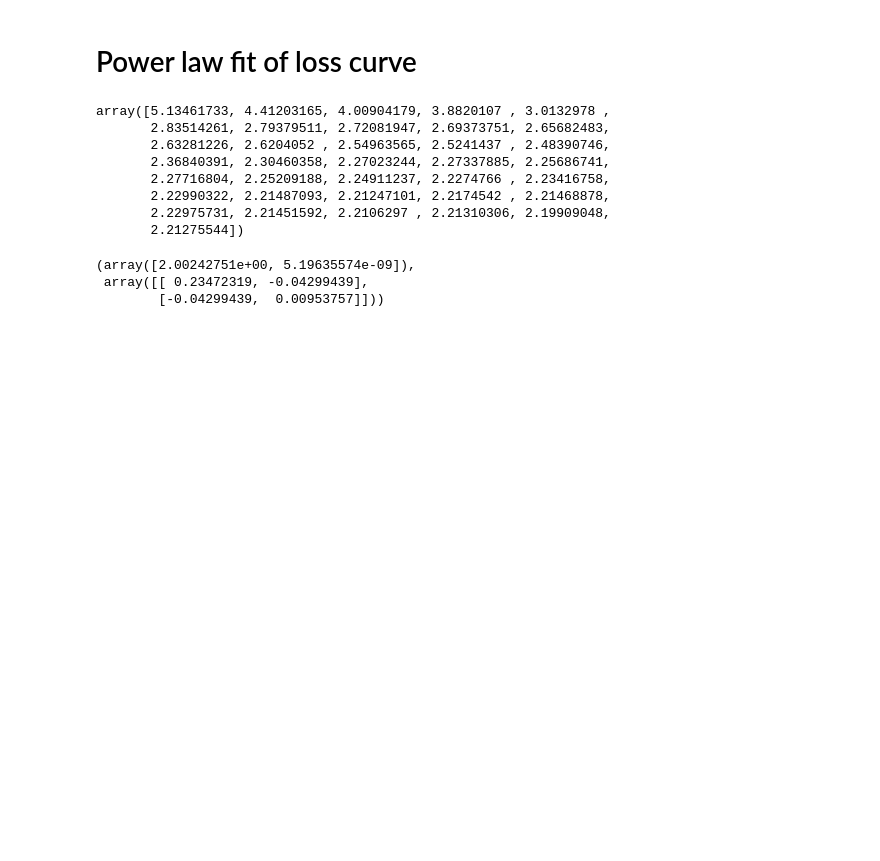
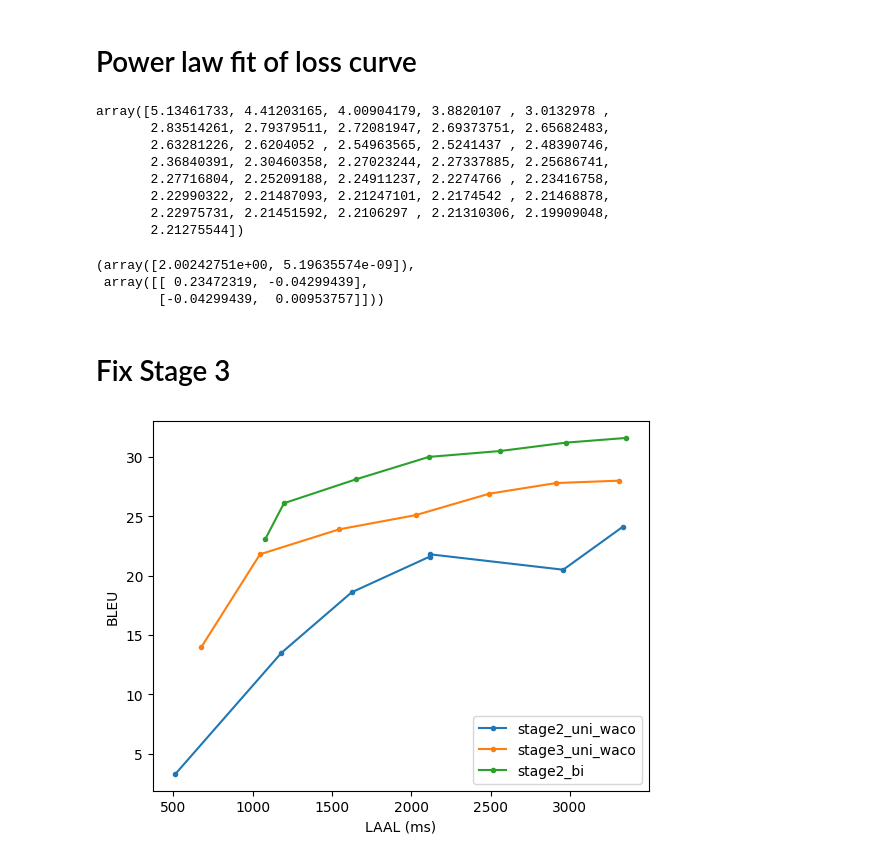
Before and after one commit to LeiLiLab/InfiniSST, a Jupyter notebook: plots/plot.ipynb, the cells around one changed output. Saved outputs shown, nothing was run; the diff lists cells and outputs as text; code cells hidden in the pictures; blank space fills up the shorter version.

Commit message:
block incremental & 2-stage reduction

```diff
--- a/plots/plot.ipynb
+++ b/plots/plot.ipynb
@@ -186,3 +186,5 @@ fit(bi_val_loss)
 (array([2.00242751e+00, 5.19635574e-09]),
  array([[ 0.23472319, -0.04299439],
         [-0.04299439,  0.00953757]]))
+# %% [markdown]
+# Fix Stage 3
@@ -188,0 +194,14 @@ fit(bi_val_loss)
+# %%
+stage2_uni = np.array([[3.3, 514], [13.5, 1182], [18.6, 1625], [21.6, 2116], [21.8, 2116], [20.5, 2958], [24.1, 3332]])
+stage3_uni = np.array([[14.0, 678], [21.8, 1047], [23.9, 1546], [25.1, 2029], [26.9, 2491], [27.8, 2913], [28.0, 3312]])
+stage2_bi = np.array([[23.1, 1081], [26.1, 1198], [28.1, 1649], [30.0, 2111], [30.5, 2562], [31.2, 2973], [31.6, 3356]])
+# %%
+plt.plot(stage2_uni[:, 1], stage2_uni[:, 0], label='stage2_uni_waco', marker='.')
+plt.plot(stage3_uni[:, 1], stage3_uni[:, 0], label='stage3_uni_waco', marker='.')
+plt.plot(stage2_bi[:, 1], stage2_bi[:, 0], label='stage2_bi', marker='.')
+plt.xlabel('LAAL (ms)')
+plt.ylabel('BLEU')
+plt.legend()
+plt.show()
+# %% [output]
+[figure, added]
```
Also changed, not shown: parts of 1 cell of this notebook, 21 other files.
